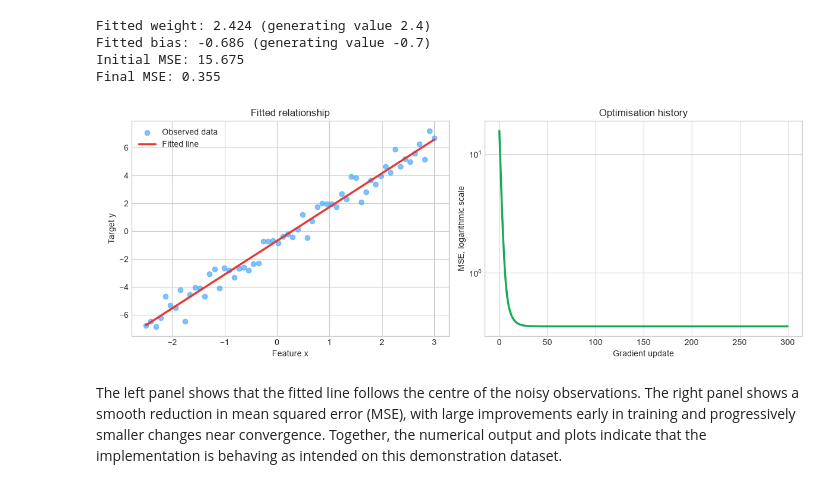
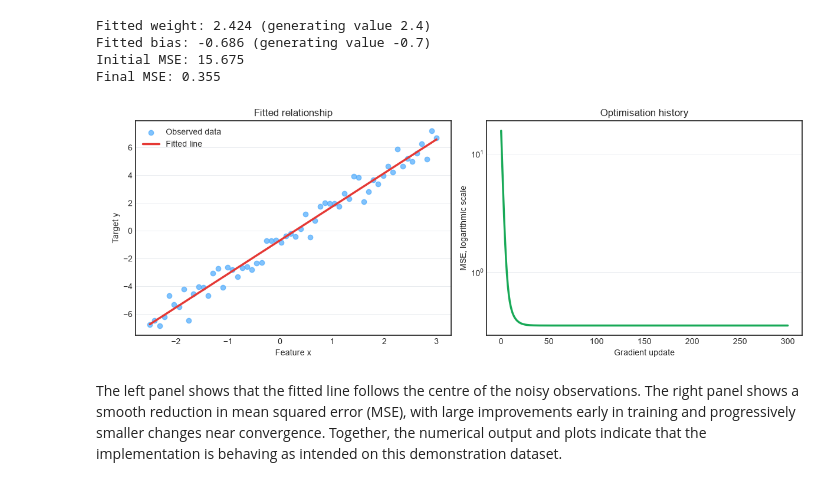
Before and after one commit to Ch3rry-Pi3-Learning-Labs/data-science-labs, a Jupyter notebook: notebooks/01-foundations/gradient-descent/01-gradient-descent-from-intuition-to-implementation.ipynb, the cells around one changed output. Saved outputs shown, nothing was run; the diff lists cells and outputs as text; code cells hidden in the pictures.

Commit message:
Correct GitHub plot alignment

```diff
--- a/notebooks/01-foundations/gradient-descent/01-gradient-descent-from-intuition-to-implementation.ipynb
+++ b/notebooks/01-foundations/gradient-descent/01-gradient-descent-from-intuition-to-implementation.ipynb
@@ -74,7 +74,7 @@ import numpy as np
 SEED = 5901
 rng = np.random.default_rng(SEED)
 
-plt.style.use("seaborn-v0_8-whitegrid")
+plt.style.use("seaborn-v0_8-white")
 BLUE = "#4DAAFC"
 RED = "#E53935"
 GREEN = "#18A957"
@@ -849,20 +851,22 @@ Final MSE: 0.355
 # %%
 fitted_predictions = fitted.weight * x + fitted.bias
 
 fig, axes = plt.subplots(1, 2, figsize=TWO_PANEL_FIGSIZE)
 
 axes[0].scatter(x, y, alpha=0.7, color=BLUE, label="Observed data")
 axes[0].plot(x, fitted_predictions, color=RED, linewidth=2.5, label="Fitted line")
 axes[0].set(title="Fitted relationship", xlabel="Feature x", ylabel="Target y")
+axes[0].grid(axis="y", color="#D0D7DE", linewidth=0.6, alpha=0.55)
 axes[0].legend()
 
 axes[1].semilogy(fitted.losses, color=GREEN, linewidth=2.5)
 axes[1].set(title="Optimisation history", xlabel="Gradient update", ylabel="MSE, logarithmic scale")
+axes[1].grid(axis="y", color="#D0D7DE", linewidth=0.6, alpha=0.55)
 
 plt.tight_layout()
 plt.show()
 # %% [output]
-[figure, old version]
+[figure, new version]
 # %% [markdown]
 The left panel shows that the fitted line follows the centre of the noisy observations. The right panel shows a smooth reduction in mean squared error (MSE), with large improvements early in training and progressively smaller changes near convergence. Together, the numerical output and plots indicate that the implementation is behaving as intended on this demonstration dataset.
 # %% [markdown]
```
Also changed, not shown: parts of 3 cells of this notebook, 3 other files.
